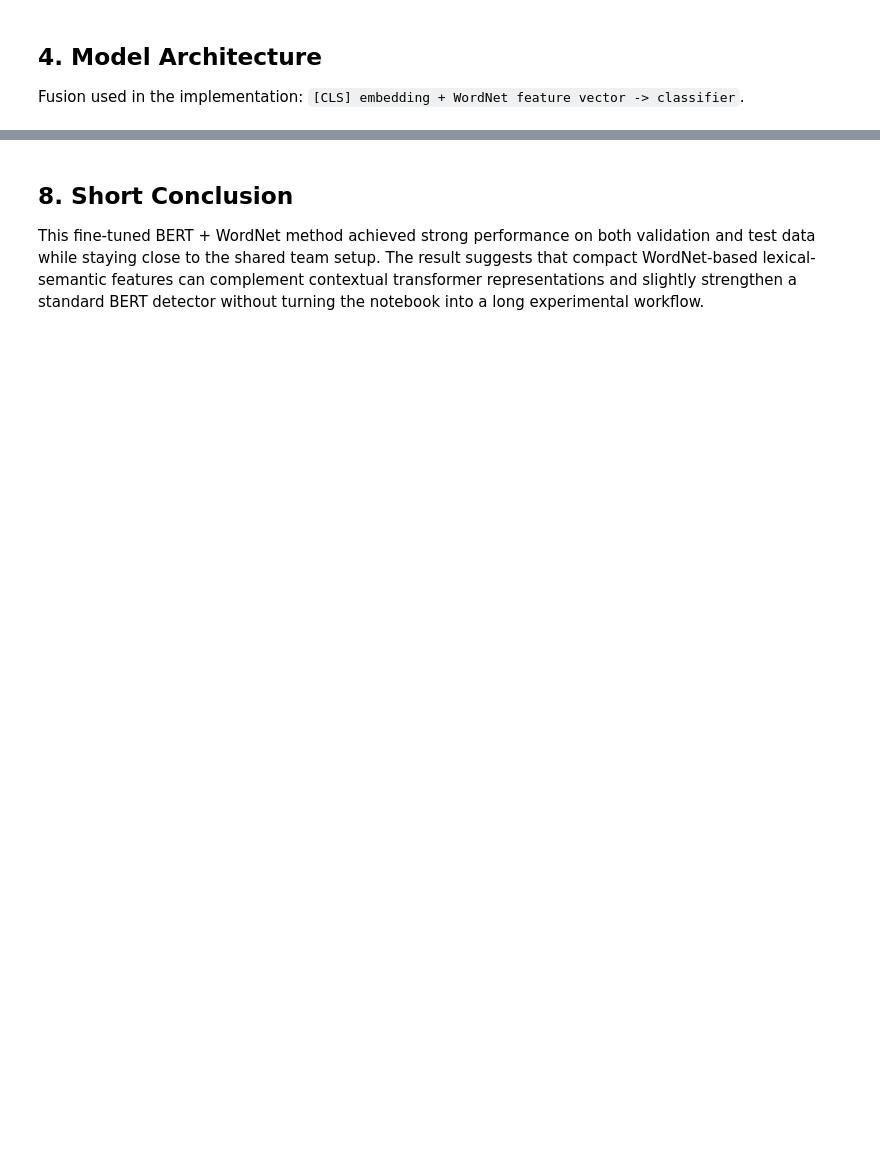
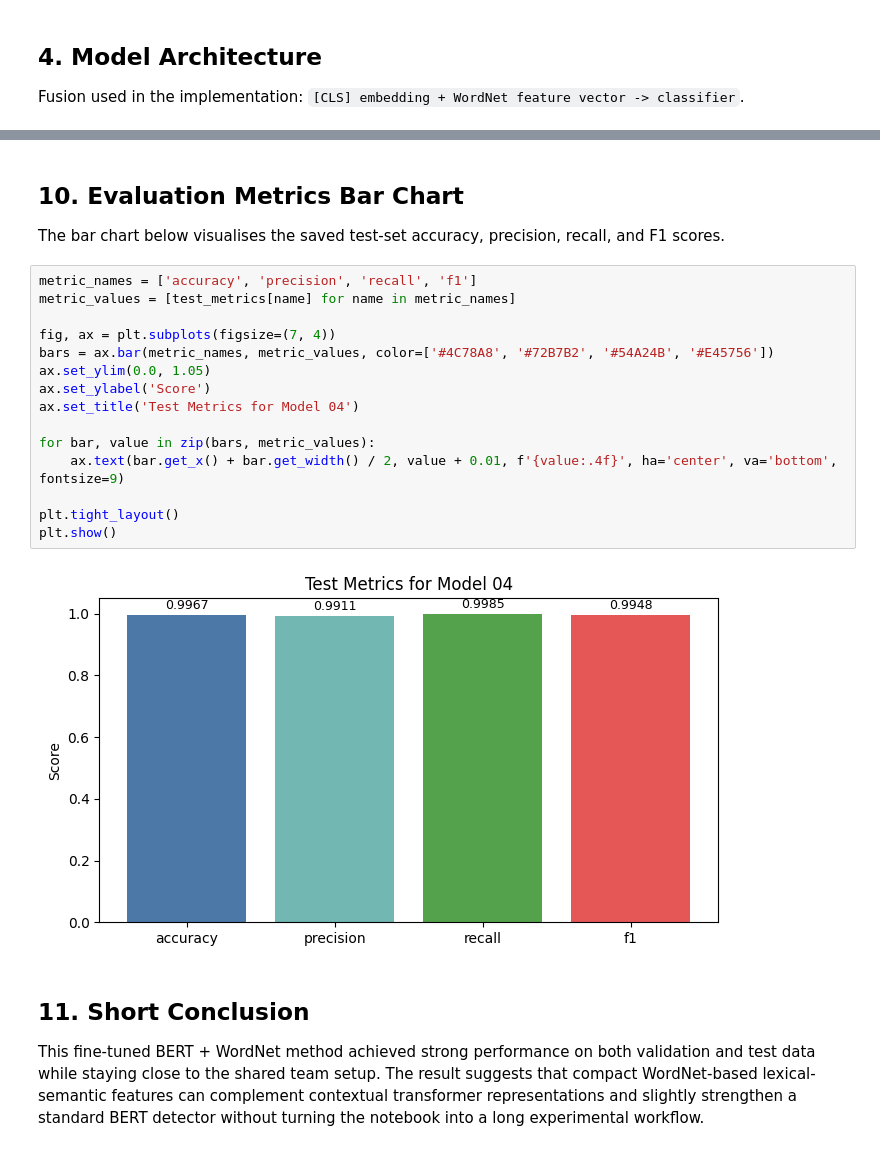
Before and after one commit to Sterling-sxr/comp6713-ass2, a Jupyter notebook: model04_finetuned_model/model04_finetuned_model.ipynb, the cells around one changed output, grey strips where cells are left out. Drawn from its saved outputs; the diff is of its cells as text; blank space fills up the shorter version.

```diff
--- a/model04_finetuned_model/model04_finetuned_model.ipynb
+++ b/model04_finetuned_model/model04_finetuned_model.ipynb
@@ -218,4 +339,25 @@ display(test_predictions.head(5))
+# %% [markdown]
+## 10. Evaluation Metrics Bar Chart
+
+The bar chart below visualises the saved test-set accuracy, precision, recall, and F1 scores.
+# %%
+metric_names = ['accuracy', 'precision', 'recall', 'f1']
+metric_values = [test_metrics[name] for name in metric_names]
+
+fig, ax = plt.subplots(figsize=(7, 4))
+bars = ax.bar(metric_names, metric_values, color=['#4C78A8', '#72B7B2', '#54A24B', '#E45756'])
+ax.set_ylim(0.0, 1.05)
+ax.set_ylabel('Score')
+ax.set_title('Test Metrics for Model 04')
+
+for bar, value in zip(bars, metric_values):
+    ax.text(bar.get_x() + bar.get_width() / 2, value + 0.01, f'{value:.4f}', ha='center', va='bottom', fontsize=9)
+
+plt.tight_layout()
+plt.show()
+# %% [output]
+[figure, added]
 # %% [markdown]
-## 8. Short Conclusion
+## 11. Short Conclusion
 
 This fine-tuned BERT + WordNet method achieved strong performance on both validation and test data while staying close to the shared team setup. The result suggests that compact WordNet-based lexical-semantic features can complement contextual transformer representations and slightly strengthen a standard BERT detector without turning the notebook into a long experimental workflow.
```
Also changed, not shown: parts of 13 cells of this notebook.
